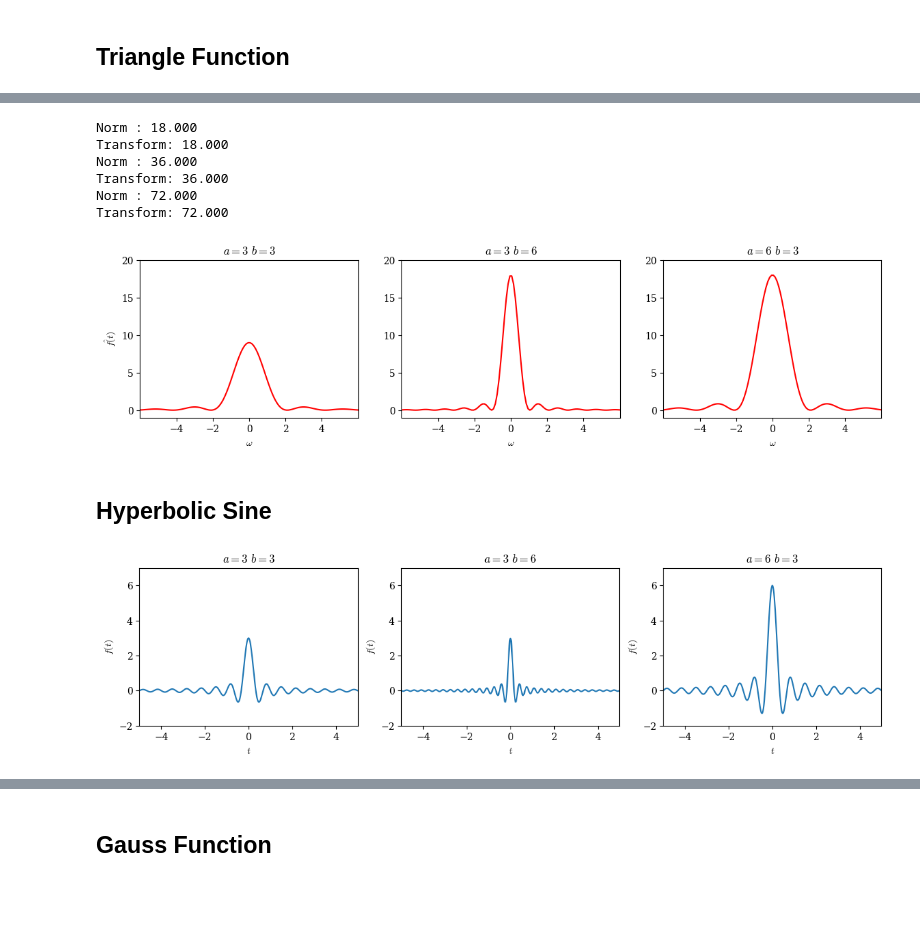
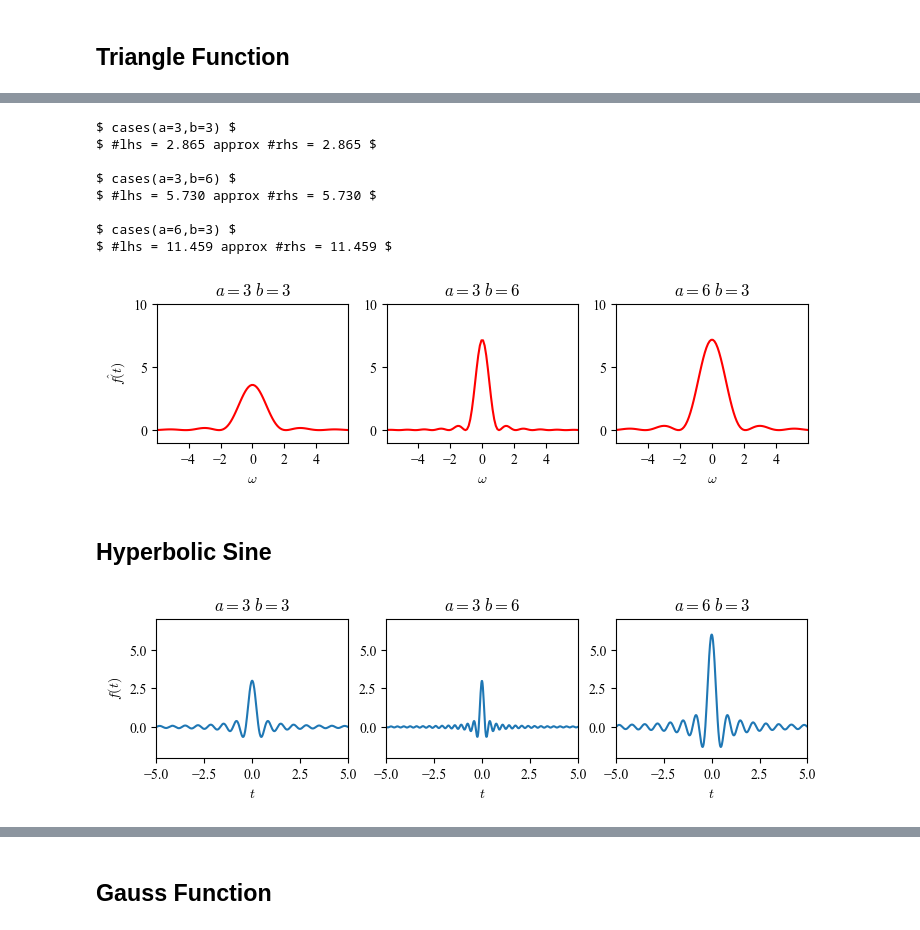
Before and after one commit to Hanqnero/typst, a Jupyter notebook: FrequencyMethods/L2/python/notebook.ipynb, the cells around one changed output, grey strips where cells are left out. Saved outputs shown, nothing was run; the diff lists cells and outputs as text; code cells hidden in the pictures; blank space fills up the shorter version.

```diff
--- a/FrequencyMethods/L2/python/notebook.ipynb
+++ b/FrequencyMethods/L2/python/notebook.ipynb
@@ -39,7 +41,7 @@ def f1(t:np.ndarray) -> np.ndarray:
 
     )
 
-fig, ax = plt.subplots(1, 3, figsize=(14,3))
+fig, ax = plt.subplots(1, 3, figsize=size1)
 ax[0].set_ylabel("$f(t)$")
 fig.tight_layout()
 
@@ -60,5 +62,5 @@ fig.savefig(fname='../fig/task1/func1/func.svg', **FIGSAVE)
 # %%
-fig, ax = plt.subplots(1, 3, figsize=(14,3))
+fig, ax = plt.subplots(1, 3, figsize=size1)
 ax1, ax2, ax3 = ax
 
 fig.tight_layout()
@@ -66,21 +68,20 @@ ax[0].set_ylabel(r"$f\hat (t)$")
 
 
 for a, b, axx, lim in zip(A, B, ax, Lim):
-    freq, fhat = transform(f1, lim=10)
+    omega, fhat = transform(f1, lim=10)
     axx.set_xlabel(r"$\omega$")
     axx.set_xlim([-6,6])
-    axx.set_ylim([-10,40])
-    axx.plot(freq, np.real(fhat), color='red', label=f'$a={a}$ $b={b}$')
+    axx.set_ylim([-4,17])
+    axx.plot(omega, np.real(fhat), color='red', label=f'$a={a}$ $b={b}$')
     axx.set_title(f'$a={a}$ $b={b}$')
 
 
-    # Compute function norm
-    norm = np.trapezoid(f1(x)**2, x)
-    # Compute right hand side of Parseval's theorem
-    rhs = np.trapezoid(np.abs(fhat)**2, freq) / (2*np.pi)
+    norm = np.trapezoid(f1(x)**2, x)/(2*np.pi)
+    rhs = np.trapezoid(np.abs(fhat)**2, omega) / (2*np.pi)
 
-    print(f'Norm : {norm}')
-    print (f'Transform: {rhs}')
+    print(f'$ cases(a={a},b={b}) $')
+    print(f'$ #lhs = {norm:.3f} approx #rhs = {rhs:.3f} $')
+    print()
 
 fig.savefig(fname='../fig/task1/func1/ft_image.svg', **FIGSAVE)
 # %% [output]
@@ -100,7 +103,7 @@ def f2(t: np.ndarray):
         [np.abs(t) <= b],
         [lambda t: a- np.abs(a*t/b)])
 
-fig, ax = plt.subplots(1, 3, figsize=(14,3))
+fig, ax = plt.subplots(1, 3, figsize=size1)
 
 ax[0].set_ylabel("$f(t)$")
 
@@ -110,7 +113,7 @@ for a, b, axx in zip(A, B, ax):
     axx.set_xlim([-7,7])
     axx.set_ylim([-.2,7])
 
-    x = np.linspace(-lim, lim, 1000)
+    x = np.linspace(-7, 7, 1000)
     axx.plot(x, f2(x))
 
 %mkdir -p '../fig/task1/func2/'
@@ -120,42 +123,43 @@ fig.savefig(fname='../fig/task1/func2/func.svg', **FIGSAVE)
 # %%
-fig, ax = plt.subplots(1, 3, figsize=(14,3))
+fig, ax = plt.subplots(1, 3, figsize=size1)
 
 ax[0].set_ylabel(r"$f\hat (t)$")
 
 for a, b, axx, lim in zip(A, B, ax, Lim):
-    freq, fhat = transform(f2, lim=10)
+    omega, fhat = transform(f2, lim=10)
     axx.set_xlabel(r"$\omega$")
     axx.set_xlim([-6,6])
-    axx.set_ylim([-1,20])
+    axx.set_ylim([-1,10])
     axx.set_xticks(np.arange(-4,6,2))
 
-    axx.plot(freq, np.real(fhat), color='red')
+    axx.plot(omega, np.real(fhat), color='red')
     axx.set_title(f'$a={a}$ $b={b}$')
 
-    # Compute function norm
-    norm = np.trapezoid(f2(x)**2, x)
-    # Compute right hand side of Parseval's theorem
-    rhs = np.trapezoid(np.abs(fhat)**2, freq) / (2*np.pi)
+    norm = np.trapezoid(f2(x)**2, x)/ (2*np.pi)
+    rhs = np.trapezoid(np.abs(fhat)**2, omega) / (2*np.pi)
 
-    print(f'Norm : {norm:.3f}')
-    print (f'Transform: {rhs:.3f}')
+    print(f'$ cases(a={a},b={b}) $')
+    print(f'$ #lhs = {norm:.3f} approx #rhs = {rhs:.3f} $')
+    print()
 
 fig.savefig('../fig/task1/func2/ft_image.svg', **FIGSAVE)
 # %% [output]
-Norm : 18.000
-Transform: 18.000
-Norm : 36.000
-Transform: 36.000
-Norm : 72.000
-Transform: 72.000
+$ cases(a=3,b=3) $
+$ #lhs = 2.865 approx #rhs = 2.865 $
+
+$ cases(a=3,b=6) $
+$ #lhs = 5.730 approx #rhs = 5.730 $
+
+$ cases(a=6,b=3) $
+$ #lhs = 11.459 approx #rhs = 11.459 $
-[figure, old version]
+[figure, new version]
 # %% [markdown]
 ## Hyperbolic Sine
 # %%
 f3 = lambda t: a*np.sinc(b*t)
 
-fig, ax = plt.subplots(1, 3, figsize=(14,3))
-ax1, ax2, ax3 = ax
+fig, ax = plt.subplots(1, 3, figsize=size1)
+ax[0].set_ylabel("$f(t)$")
 
 lim = 5
 for a, b, axx in zip(A,B, ax):
@@ -164,11 +168,10 @@ for a, b, axx in zip(A,B, ax):
     axx.set_ylim([-2, 7])
 
     axx.set_xlabel("$t$")
-    axx.set_ylabel("$f(t)$")
     axx.plot(x, f3(x))
     axx.set_title(f'$a={a}$ $b={b}$')
 %mkdir -p '../fig/task1/func3/'
 fig.savefig(fname='../fig/task1/func3/func.svg', **FIGSAVE)
 # %% [output]
-[figure, old version]
+[figure, new version]
 # %%
```
Also changed, not shown: parts of 16 cells of this notebook, 7 other files.
